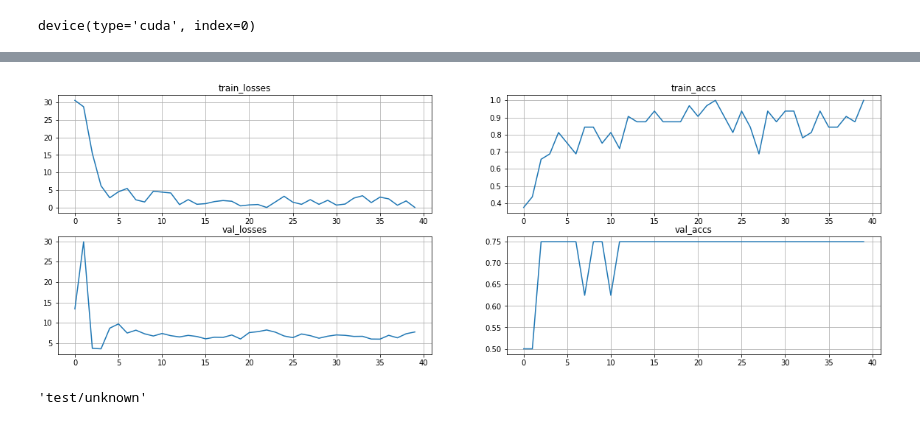
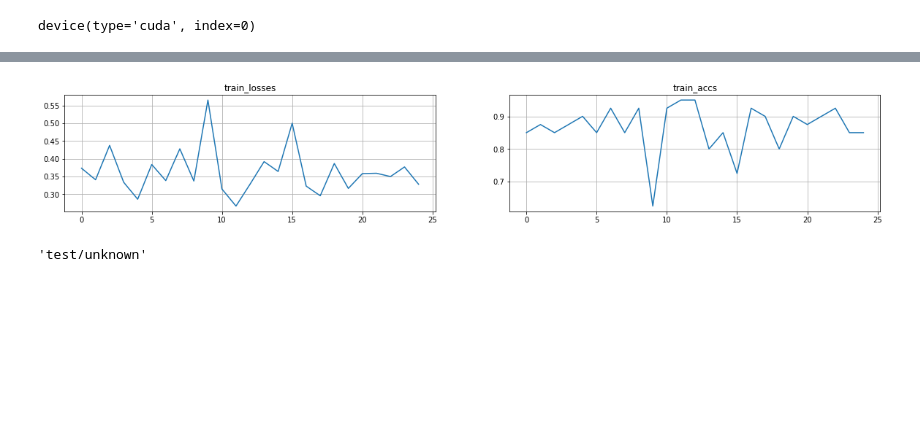
Before and after one commit to alexxten/PlatesClassification, a Jupyter notebook: Plates_clf.ipynb, the cells around one changed output, grey strips where cells are left out. Cells and saved outputs as stored; diff of their text form; code cells hidden in the pictures; blank space fills up the shorter version.

```diff
--- a/Plates_clf.ipynb
+++ b/Plates_clf.ipynb
@@ -99,7 +95,7 @@ def imshow(inp, title=None):
 
 
 # Get a batch of training data
-inputs, classes = next(iter(dataloaders['train']))
+inputs, classes = next(iter(dataloader))
 
 # Make a grid from batch
 out = torchvision.utils.make_grid(inputs)
@@ -191,11 +179,9 @@ def train_model(model, criterion, optimizer, scheduler, num_epochs=25):
 # %%
-def losses_accs_visualize(num_epochs, train_losses, train_accs, val_losses, val_accs):
+def losses_accs_visualize(num_epochs, train_losses, train_accs):
   fig, ax = plt.subplots(figsize=(20, 10))
   x = np.arange(num_epochs)
   y0 = train_losses
   y1 = train_accs
-  y2 = val_losses
-  y3 = val_accs
 
   plt.subplot(321)
   plt.plot(x, y0)
@@ -207,16 +193,6 @@ def losses_accs_visualize(num_epochs, train_losses, train_accs, val_losses, val_
   plt.title('train_accs')
   plt.grid(True)
 
-  plt.subplot(323)
-  plt.plot(x, y2)
-  plt.title('val_losses')
-  plt.grid(True)
-
-  plt.subplot(324)
-  plt.plot(x, y3)
-  plt.title('val_accs')
-  plt.grid(True)
-
   plt.show()
 # %%
 def visualize_model(model, num_images=6):
@@ -275,8 +233,11 @@ ResNet(
 num_ftrs = model.fc.in_features
 model.fc = torch.nn.Linear(num_ftrs, 1024)
 model.activ = torch.nn.ReLU()
+model.bn = torch.nn.BatchNorm1d(1024)
+model.dropout = nn.Dropout(0.5)
 model.fc1 = torch.nn.Linear(1024, 512)
 model.activ1 = torch.nn.ReLU()
+model.dropout1 = nn.Dropout(0.1)
 model.fc2 = torch.nn.Linear(512, 20)
 model.activ2 = torch.nn.ReLU()
 model.fc3 = torch.nn.Linear(20, 2)
@@ -285,6 +246,7 @@ device = torch.device("cuda:0" if torch.cuda.is_available() else "cpu")
 model = model.to(device)
 
 criterion = torch.nn.CrossEntropyLoss()
-optimizer = torch.optim.Adam(model.parameters(), lr=1.0e-1)
+#optimizer = torch.optim.Adam(model.parameters(), lr=1.0e-1)
+optimizer = torch.optim.SGD(model.parameters(), lr=0.001, momentum=0.9)
 # Decay LR by a factor of 0.1 every 7 epochs
 exp_lr_scheduler = torch.optim.lr_scheduler.StepLR(optimizer, step_size=7, gamma=0.1)
@@ -313,6 +257,6 @@ device
 # %% [output]
 device(type='cuda', index=0)
 # %%
-model, train_losses, train_accs, val_losses, val_accs = train_model(model, criterion, optimizer, exp_lr_scheduler,
-                       num_epochs=40)
+model, train_losses, train_accs = train_model(model, criterion, optimizer, exp_lr_scheduler,
+                       num_epochs=25)
 # %% [output]
@@ -336,7 +280,7 @@ Best val Acc: 0.750000
 # %%
-losses_accs_visualize(40, train_losses, train_accs, val_losses, val_accs)
+losses_accs_visualize(25, train_losses, train_accs)
 # %% [output]
-[figure, old version]
+[figure, new version]
 # %%
 !rm -rf test
 # %%
```
Also changed, not shown: parts of 15 cells of this notebook.
